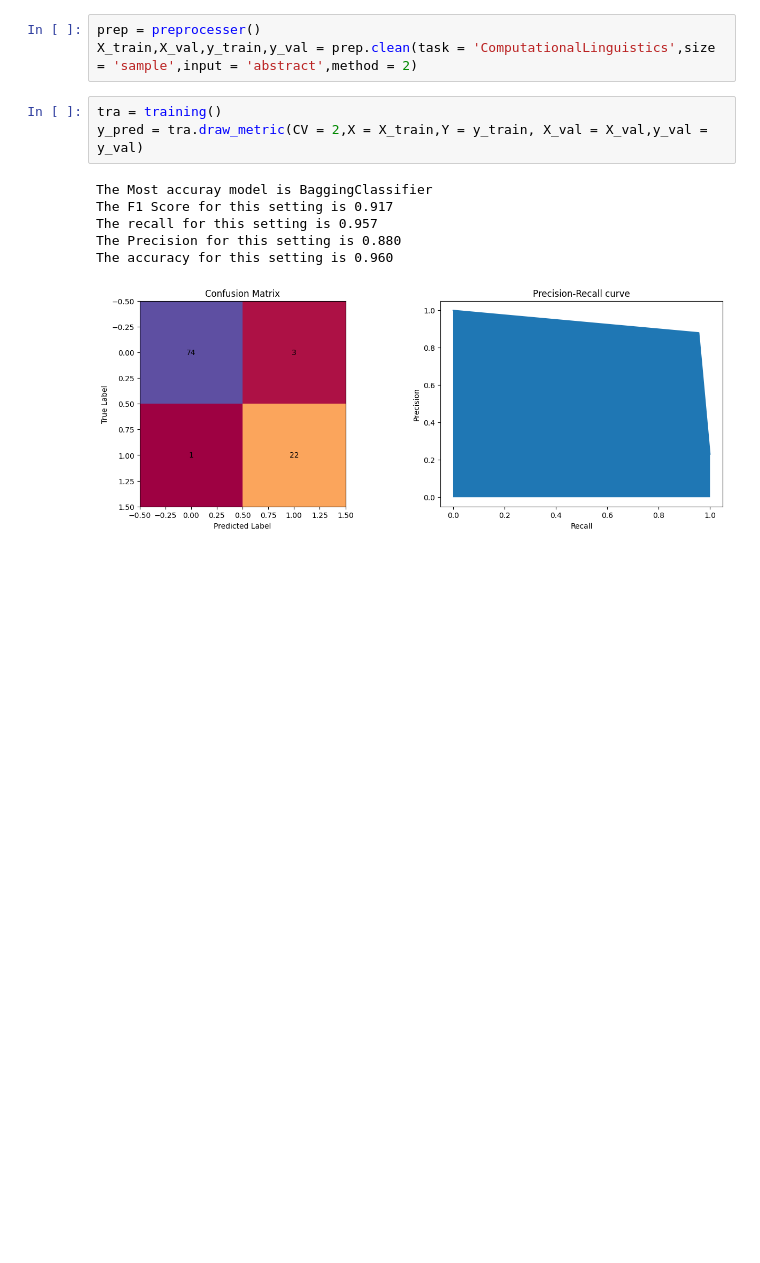
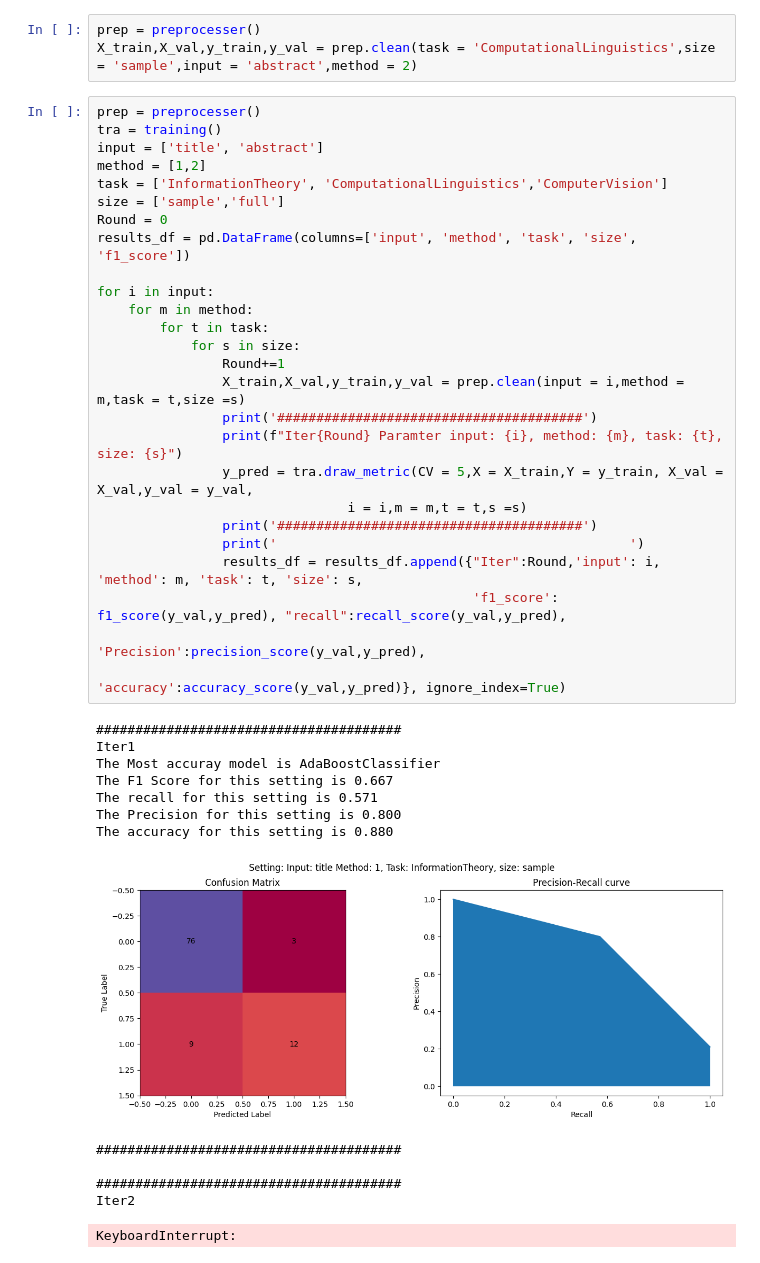
Before and after one commit to Arli12/fit5212a1, a Jupyter notebook: 32710542_LI.ipynb, the cells around one changed output. Cells and saved outputs as stored; diff of their text form; blank space fills up the shorter version.

```diff
--- a/32710542_LI.ipynb
+++ b/32710542_LI.ipynb
@@ -369,13 +380,43 @@ class training:
 # %%
 prep = preprocesser()
 X_train,X_val,y_train,y_val = prep.clean(task = 'ComputationalLinguistics',size = 'sample',input = 'abstract',method = 2)
-# %%
-tra = training()
-y_pred = tra.draw_metric(CV = 2,X = X_train,Y = y_train, X_val = X_val,y_val = y_val)
-# %% [output]
-The Most accuray model is BaggingClassifier
-The F1 Score for this setting is 0.917
-The recall for this setting is 0.957
-The Precision for this setting is 0.880
-The accuracy for this setting is 0.960
-[figure, removed]
+# %%
+prep = preprocesser()
+tra = training()
+input = ['title', 'abstract']
+method = [1,2]
+task = ['InformationTheory', 'ComputationalLinguistics','ComputerVision']
+size = ['sample','full']
+Round = 0
+results_df = pd.DataFrame(columns=['input', 'method', 'task', 'size', 'f1_score'])
+
+for i in input:
+    for m in method:
+        for t in task:
+            for s in size:
+                Round+=1
+                X_train,X_val,y_train,y_val = prep.clean(input = i,method = m,task = t,size =s)
+                print('#######################################')
+                print(f"Iter{Round} Paramter input: {i}, method: {m}, task: {t}, size: {s}")
+                y_pred = tra.draw_metric(CV = 5,X = X_train,Y = y_train, X_val = X_val,y_val = y_val,
+                                i = i,m = m,t = t,s =s)
+                print('#######################################')
+                print('                                             ')
+                results_df = results_df.append({"Iter":Round,'input': i, 'method': m, 'task': t, 'size': s,
+                                                'f1_score': f1_score(y_val,y_pred), "recall":recall_score(y_val,y_pred),
+                                                'Precision':precision_score(y_val,y_pred),
+                                                'accuracy':accuracy_score(y_val,y_pred)}, ignore_index=True)
+# %% [output]
+#######################################
+Iter1
+The Most accuray model is AdaBoostClassifier
+The F1 Score for this setting is 0.667
+The recall for this setting is 0.571
+The Precision for this setting is 0.800
+The accuracy for this setting is 0.880
+[figure, added]
+#######################################
+
+#######################################
+Iter2
+KeyboardInterrupt:
```
Also changed, not shown: parts of 3 cells of this notebook.
